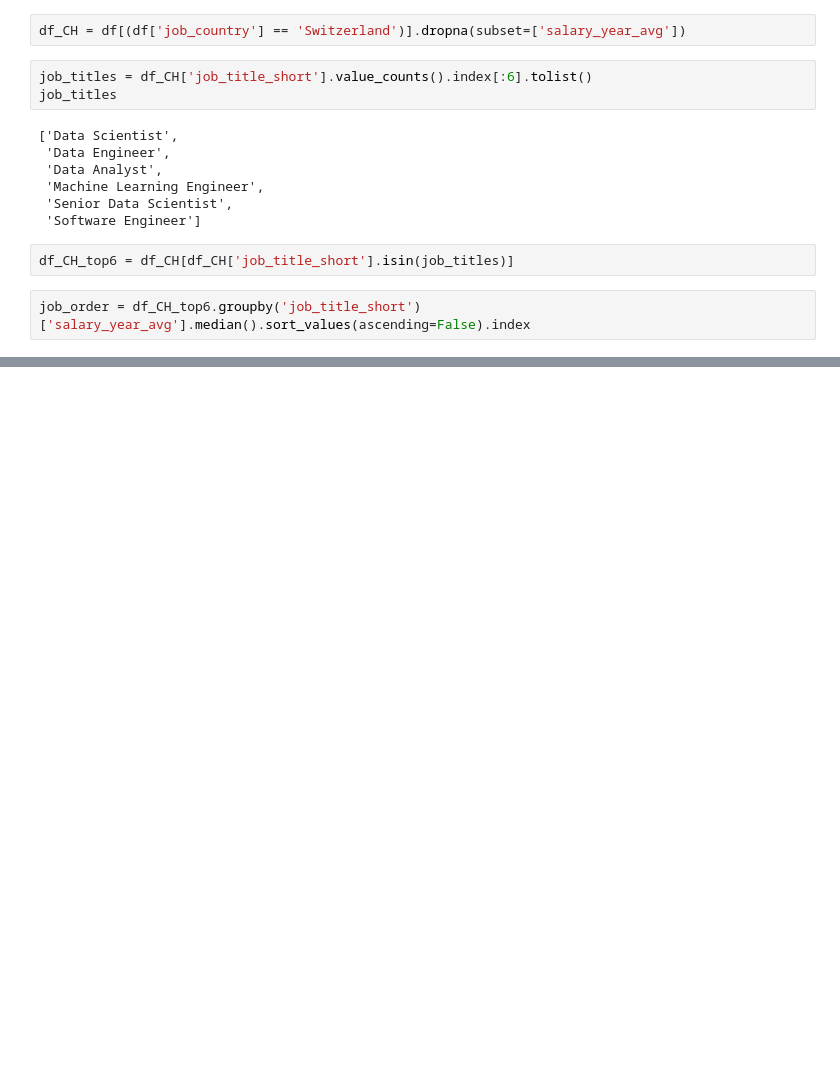
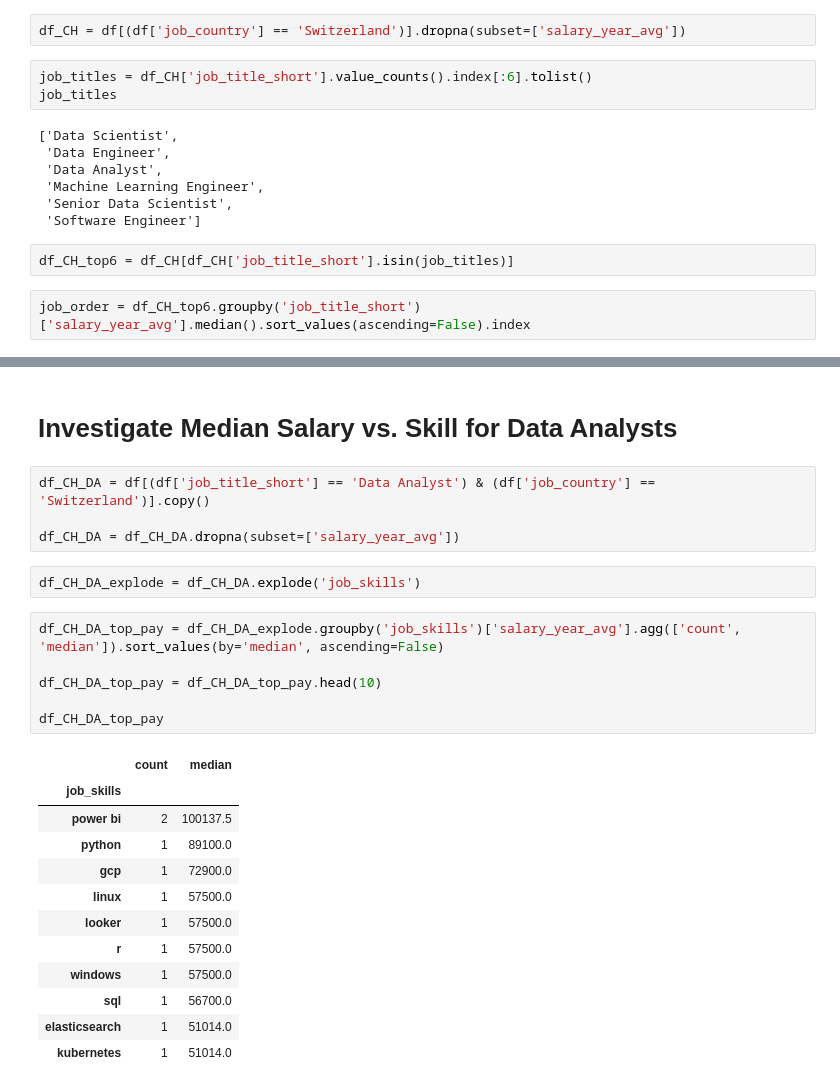
Before and after one commit to leonievera/Job_Analysis, a Jupyter notebook: 04_salary_analysis.ipynb, the cells around one changed output, grey strips where cells are left out. Saved outputs shown, nothing was run; the diff lists cells and outputs as text; blank space fills up the shorter version.

```diff
--- a/04_salary_analysis.ipynb
+++ b/04_salary_analysis.ipynb
@@ -51,0 +54,27 @@ plt.show()
+# %% [markdown]
+# Investigate Median Salary vs. Skill for Data Analysts
+# %%
+df_CH_DA = df[(df['job_title_short'] == 'Data Analyst') & (df['job_country'] == 'Switzerland')].copy()
+
+df_CH_DA = df_CH_DA.dropna(subset=['salary_year_avg'])
+# %%
+df_CH_DA_explode = df_CH_DA.explode('job_skills')
+# %%
+df_CH_DA_top_pay = df_CH_DA_explode.groupby('job_skills')['salary_year_avg'].agg(['count', 'median']).sort_values(by='median', ascending=False)
+
+df_CH_DA_top_pay = df_CH_DA_top_pay.head(10)
+
+df_CH_DA_top_pay
+# %% [output]
+|  | count | median |
+| job_skills |  |  |
+| power bi | 2 | 100137.5 |
+| python | 1 | 89100.0 |
+| gcp | 1 | 72900.0 |
+| linux | 1 | 57500.0 |
+| looker | 1 | 57500.0 |
+| r | 1 | 57500.0 |
+| windows | 1 | 57500.0 |
+| sql | 1 | 56700.0 |
+| elasticsearch | 1 | 51014.0 |
+| kubernetes | 1 | 51014.0 |
```
Also changed, not shown: parts of 4 cells of this notebook, 2 other files.
